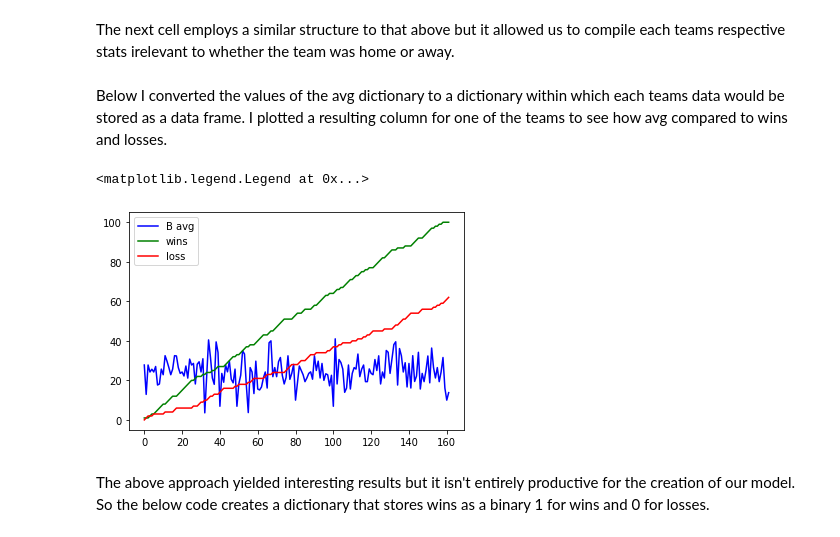
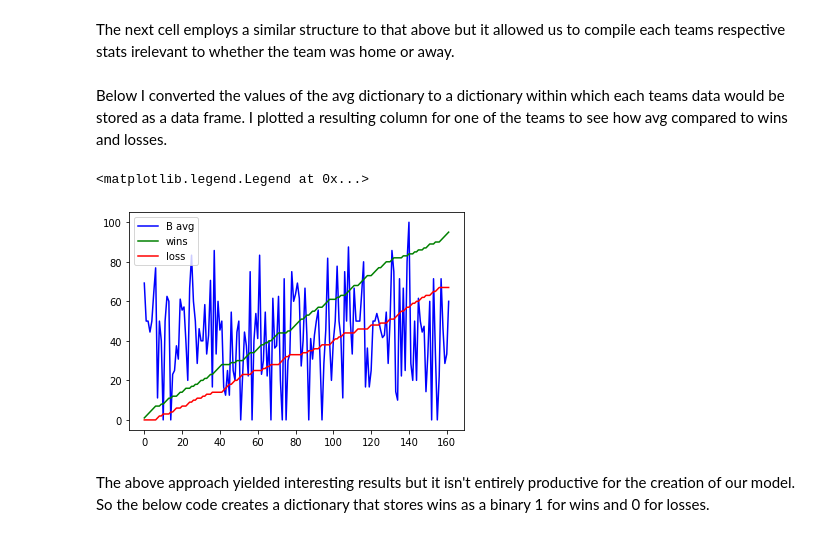
Before and after one commit to Elkin3456/Cmse202-Sport, a Jupyter notebook: Baseballnotebook.ipynb, the cells around one changed output. Saved outputs shown, nothing was run; the diff lists cells and outputs as text; code cells hidden in the pictures.

Commit message:
Add files via upload
This notebook contains all data parsed effectively with a bug in the regression

```diff
--- a/Baseballnotebook.ipynb
+++ b/Baseballnotebook.ipynb
@@ -187,26 +238,26 @@ for t in range(tn):
+# %% [markdown]
+Below I converted the values of the avg dictionary to a dictionary within which each teams data would be stored as a data frame. I plotted a resulting column for one of the teams to see how avg compared to wins and losses.
+# %%
+import matplotlib.pyplot as plt
+%matplotlib inline
+#initalizes list of teams for the loop
+teaml = teams.tolist()
+#converts each teams dictionary values to data frames for easier access and manipulation
+for i in range(tn):
+     teaml[i] = pd.DataFrame.from_dict(avg['team{}'.format(i)])
+
+
+plt.plot(teaml[15]['rbih']*100,color = 'blue',label='B avg')
+plt.plot(win['team15'],color = 'green',label='wins')
+plt.plot(loss['team15'],color= 'red',label='loss')
+plt.legend()
+# %% [output]
+<matplotlib.legend.Legend at 0x...>
+[figure, added]
 # %%
 #win['team8']
 #total['team0'][vteamv][0:1]
 #teaml[1]
-# %% [markdown]
-Below I converted the values of the avg dictionary to a dictionary within which each teams data would be stored as a data frame. I plotted a resulting column for one of the teams to see how avg compared to wins and losses.
-# %%
-import matplotlib.pyplot as plt
-%matplotlib inline
-#initalizes list of teams for the loop
-teaml = teams.tolist()
-#converts each teams dictionary values to data frames for easier access and manipulation
-for i in range(tn):
-     teaml[i] = pd.DataFrame.from_dict(avg['team{}'.format(i)])
-
-
-plt.plot(teaml[0]['avg']*100,color = 'blue',label='B avg')
-plt.plot(win['team0'],color = 'green',label='wins')
-plt.plot(loss['team0'],color= 'red',label='loss')
-plt.legend()
-# %% [output]
-<matplotlib.legend.Legend at 0x...>
-[figure, removed]
 # %% [markdown]
 The above approach yielded interesting results but it isn't entirely productive for the creation of our model. So the below code creates a dictionary that stores wins as a binary 1 for wins and 0 for losses.
 # %%
```
Also changed, not shown: parts of 12 cells of this notebook.
